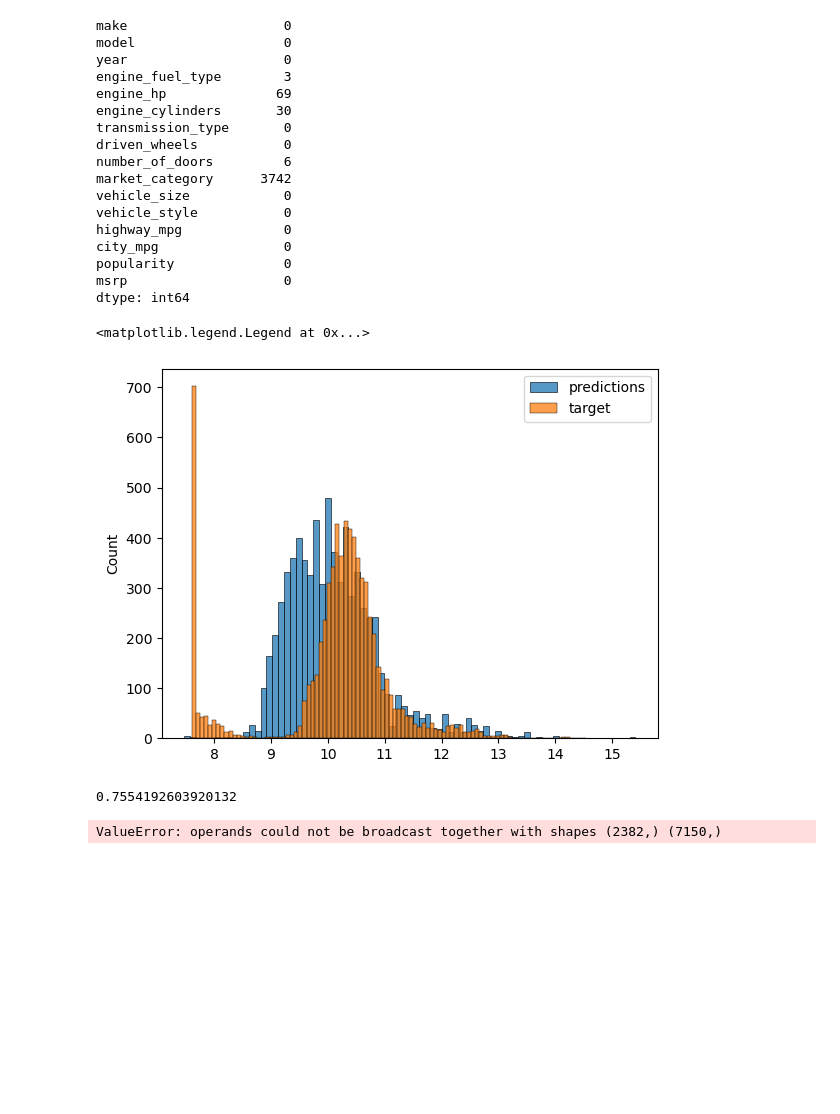
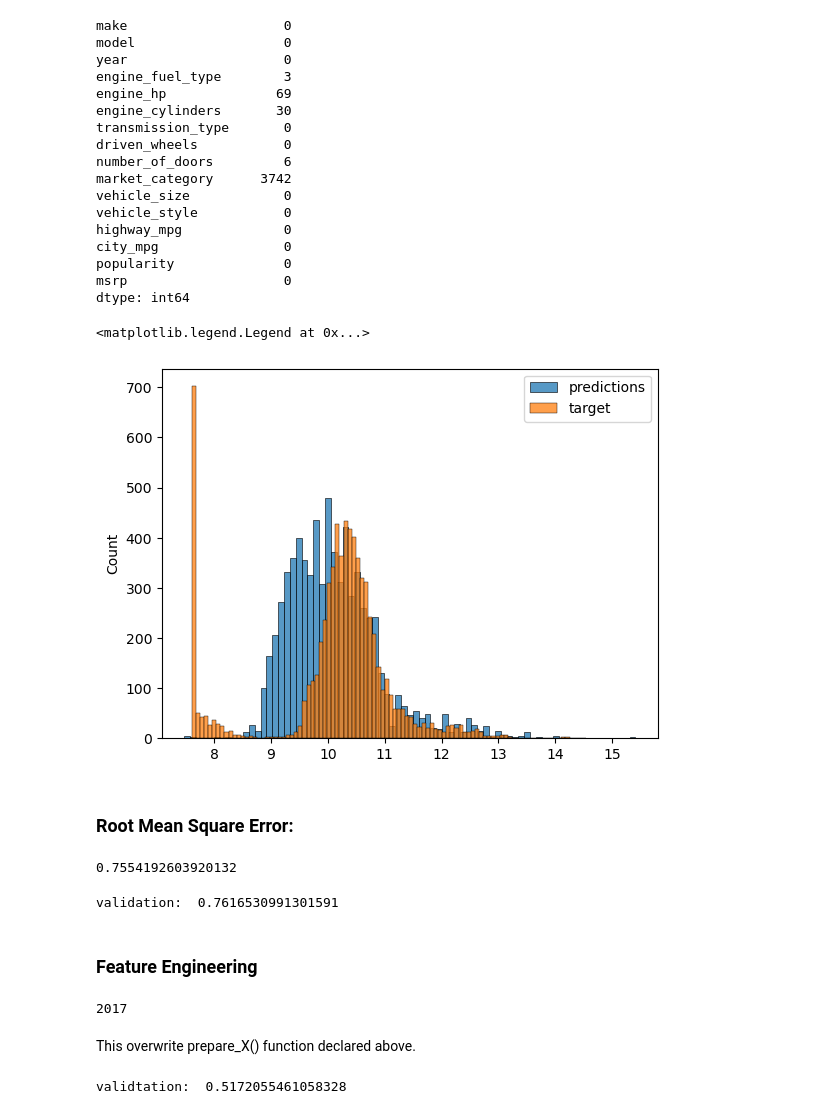
Before and after one commit to Rumbustious/car-price-prediction, a Jupyter notebook: price-predction.ipynb, the cells around one changed output. Drawn from its saved outputs; the diff is of its cells as text; code cells hidden in the pictures; blank space fills up the shorter version.

```diff
--- a/price-predction.ipynb
+++ b/price-predction.ipynb
@@ -117,34 +117,30 @@ def train_linear_regression(X, y):
 
 base = ['engine_hp', 'engine_cylinders', 'highway_mpg', 'city_mpg',
 'popularity']
-df_num = df_train[base]
-df_num = df_num.fillna(0)
-# %%
-X_train = df_num.values
-w_0, w = train_linear_regression(X_train, y_train)
-y_pred = w_0 + X_train.dot(w)
-
-sns.histplot(y_pred, label='predictions')
-sns.histplot (y_train, label='target')
-plt.legend()
-# %% [output]
-<matplotlib.legend.Legend at 0x...>
-[figure, removed]
-# %%
-#root mean square error:
-def rmse(y, y_pred):
-    error = y_pred - y
-    mse = (error ** 2).mean()
-    return np.sqrt(mse)
-rmse(y_train, y_pred)
-# %% [output]
-0.7554192603920132
-# %%
-df_num = df_val[base]
-df_num = df_num.fillna(0)
-X_val = df_num.values
-# %%
-y_pred = w_0 + X_val.dot(w)
-rmse(y_val, y_pred)
-# %% [output]
-ValueError: operands could not be broadcast together with shapes (2382,) (7150,)
+# %%
+def prepare_X(df):
+    df_num = df[base]
+    df_num = df_num.fillna(0)
+    X = df_num.values
+    return X
+X_train = prepare_X(df_train)
+
+w_0, w = train_linear_regression(X_train, y_train)
+y_pred = w_0 + X_train.dot(w)
+
+sns.histplot(y_pred, label='predictions')
+sns.histplot (y_train, label='target')
+plt.legend()
+# %% [output]
+<matplotlib.legend.Legend at 0x...>
+[figure, added]
+# %% [markdown]
+### Root Mean Square Error:
+# %%
+def rmse(y, y_pred):
+    error = y_pred - y
+    mse = (error ** 2).mean()
+    return np.sqrt(mse)
+rmse(y_train, y_pred)
+# %% [output]
+0.7554192603920132
@@ -150,0 +149,13 @@ ValueError: operands could not be broadcast together with shapes (2382,) (7150,)
+# %%
+y_pred = w_0 + X_val.dot(w)
+print ("validation: ", rmse(y_val, y_pred))
+# %% [output]
+validation:  0.7616530991301591
+# %% [markdown]
+### Feature Engineering
+# %%
+df_train.year.max()
+# %% [output]
+2017
+# %% [markdown]
+This overwrite prepare_X() function declared above.
@@ -150,0 +175,9 @@ ValueError: operands could not be broadcast together with shapes (2382,) (7150,)
+# %%
+X_train = prepare_X(df_train)
+w_0, w = train_linear_regression(X_train, y_train)
+
+X_val = prepare_X(df_val)
+y_pred = w_0 + X_val.dot(w)
+print("validtation: " ,rmse(y_pred, y_val))
+# %% [output]
+validtation:  0.5172055461058328
```
Also changed, not shown: parts of 13 cells of this notebook.
